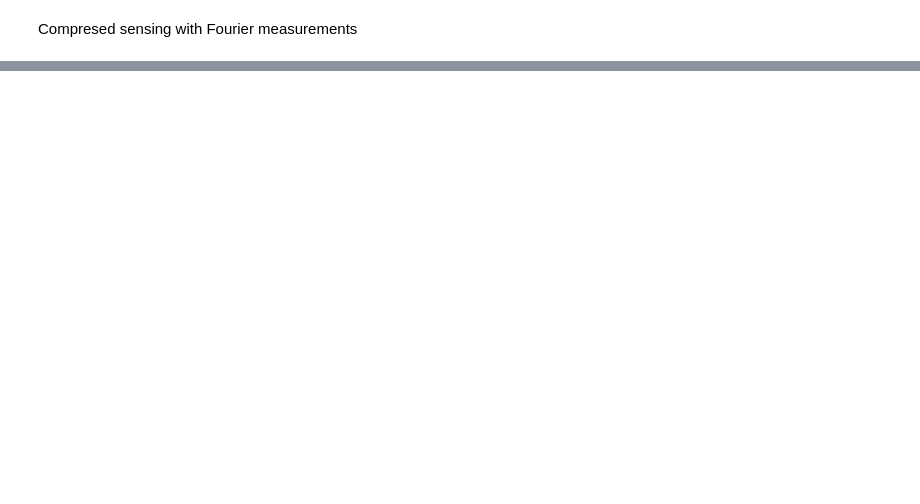
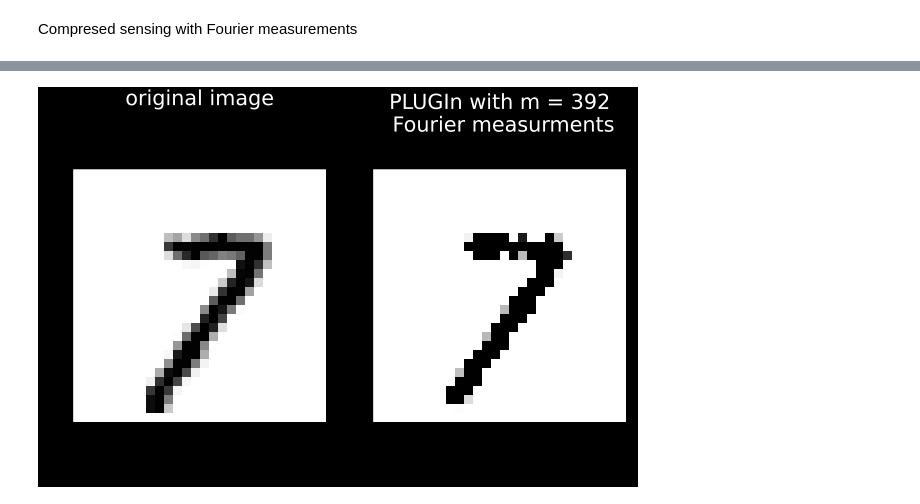
Before and after one commit to babhrujoshi/PLUGIn_Julia, a Jupyter notebook: PLUGIn_CS.ipynb, the cells around one changed output, grey strips where cells are left out. Drawn from its saved outputs; the diff is of its cells as text; code cells hidden in the pictures; blank space fills up the shorter version.

```diff
--- a/PLUGIn_CS.ipynb
+++ b/PLUGIn_CS.ipynb
@@ -221,0 +216,73 @@ LoadError: SystemError: opening file "result/model-20.bson": No such file or dir
+# %%
+# experiments with MNIST dataset
+function load_model(load_dir::String, epoch::Int)
+    print("Loading model...")
+    @load joinpath(load_dir, "model-$epoch.bson") encoder_μ encoder_logvar decoder
+    println("Done")
+    return encoder_μ, encoder_logvar, decoder
+end
+
+function get_train_loader(batch_size, shuffle::Bool)
+    # The MNIST training set is made up of 60k 28 by 28 greyscale images
+    train_x, train_y = MNIST.traindata(Float32)
+    train_x = 1 .- reshape(train_x, (784, :))
+    return DataLoader((train_x, train_y), batchsize=batch_size, shuffle=shuffle, partial=false)
+end
+
+epoch_to_load = 20
+# Load the model and test set loader
+encoder_mu, encoder_logvar, decoder = load_model("result/MNIST", epoch_to_load)
+
+# pick a image in MNIST to denoise
+num = 7
+batch_size = 64
+shuffle_data = true
+dataloader = get_train_loader(batch_size, shuffle_data)
+
+(x_batch, y_batch) = first(dataloader)
+i = 1
+while y_batch[i] != num
+    i += 1
+end
+
+x = x_batch[:,i]
+noise_level = .1
+
+x_dim = 784
+sampling = rand(Bernoulli(.5), x_dim)
+sampling = convert.(Int, sampling)
+m = sum(sampling)
+F = fft(Diagonal(sampling), 2)
+
+
+nnzindex = []
+for i in 1:length(sampling)
+    if sampling[i] != 0
+        push!(nnzindex, i)
+    end
+end
+F_sub = F[nnzindex,:]/sqrt(m)
+print(size(F_sub), size(F))
+
+
+y = F_sub*x + noise_level * randn(m)
+
+stepsize = 1
+tolerance = 1e-7
+max_iter = 10000
+out_toggle = 1000
+z_rec_PLUGIn = PLUGIn_CS(decoder, y, F_sub, max_iter, stepsize, tolerance, out_toggle)
+z_rec_PLUGIn = real(z_rec_PLUGIn)
+error = norm(x - decoder(z_rec_PLUGIn))
+println("reconstruction error: $error")
+
+# # z_rec_GD = GD_CS(decoder, y, A, max_iter, stepsize, tolerance, out_toggle)
+recovered_image_PLUGIn = colorview(Gray, reshape(decoder(z_rec_PLUGIn), 28,28)' )
+# # recovered_image_GD = colorview(Gray, reshape(decoder(z_rec_GD), 28,28)' )
+
+true_image = colorview(Gray, reshape(x, 28,28)' );
+p1 = plot(true_image, framestyle = :none, bg =:black, title = "original image")
+p2 = plot(recovered_image_PLUGIn, framestyle = :none, bg =:black, title = "PLUGIn with m = $m\n Fourier measurments")
+# p3 = plot(recovered_image_GD, framestyle = :none, bg =:black, title = "recovered image GD,\n m = $m")
+plot(p1, p2, layout = 2)
+# %% [output]
@@ -221,0 +302 @@ LoadError: SystemError: opening file "result/model-20.bson": No such file or dir
+[figure, added]
```
Also changed, not shown: parts of 9 cells of this notebook, 1 other file.
